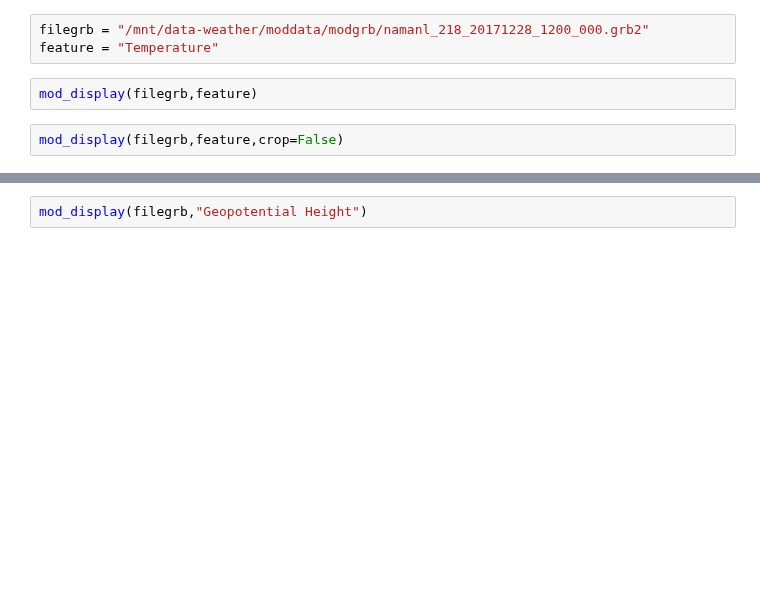
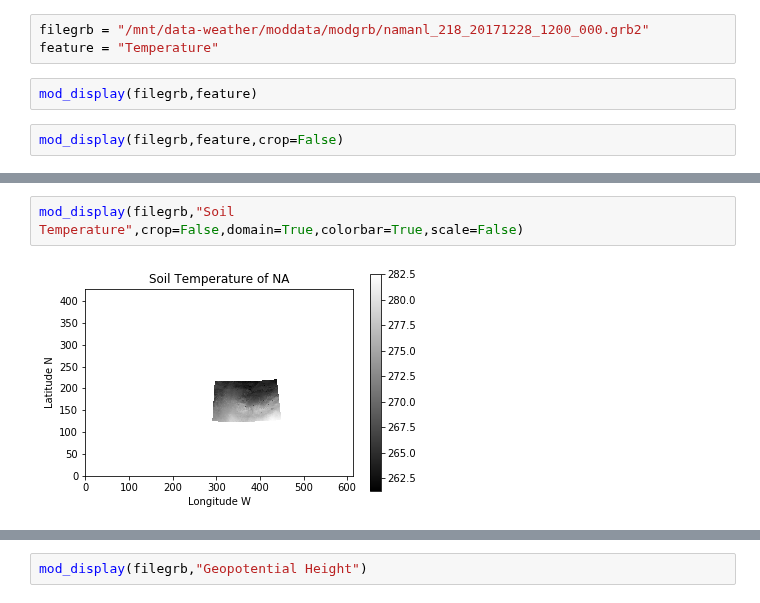
Before and after one commit to yuanzhou15/capstone-weather, a Jupyter notebook: rex/model-display.ipynb, the cells around one changed output, grey strips where cells are left out. Drawn from its saved outputs; the diff is of its cells as text; blank space fills up the shorter version.

```diff
--- a/rex/model-display.ipynb
+++ b/rex/model-display.ipynb
@@ -57,0 +108,4 @@ mod_display(filegrb,"Geopotential Height",crop=False)
+# %%
+mod_display(filegrb,"Soil Temperature",crop=False,domain=True,colorbar=True,scale=False)
+# %% [output]
+[figure, added]
```
Also changed, not shown: parts of 9 cells of this notebook.
